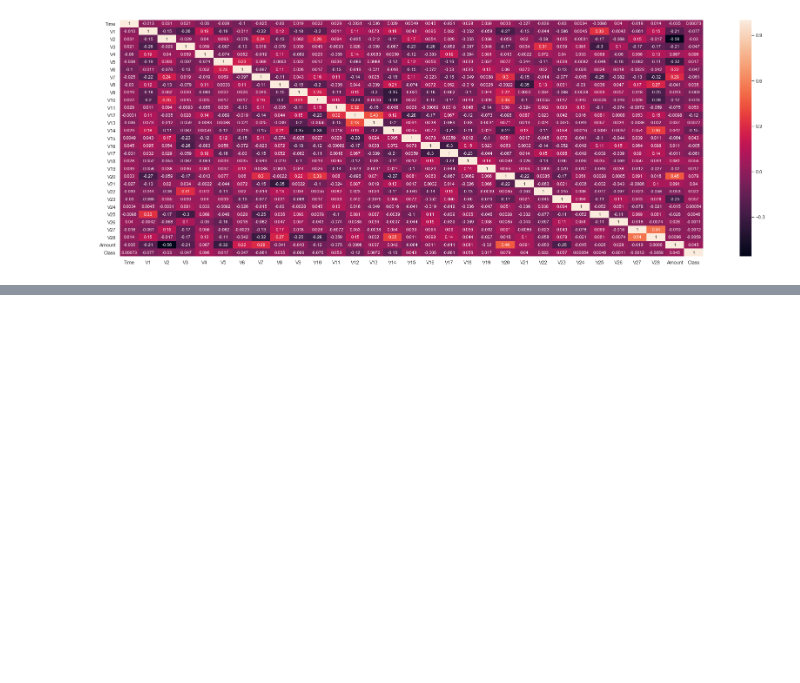
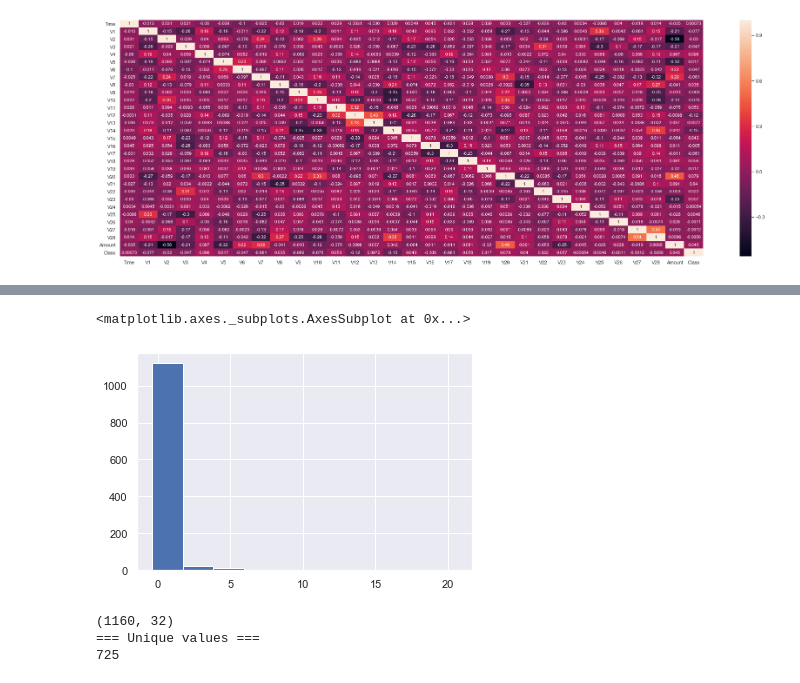
Before and after one commit to sainibalvinder/saini, a Jupyter notebook: Supervised - Classification/Naive Bayes - Credit Card Fraud Detection.ipynb, the cells around one changed output, grey strips where cells are left out. Cells and saved outputs as stored; diff of their text form; code cells hidden in the pictures; blank space fills up the shorter version.

```diff
--- a/Supervised - Classification/Naive Bayes - Credit Card Fraud Detection.ipynb
+++ b/Supervised - Classification/Naive Bayes - Credit Card Fraud Detection.ipynb
@@ -86,3 +86,8 @@ sns.heatmap(df.corr(),annot=True)
 # %% [output]
 <matplotlib.axes._subplots.AxesSubplot at 0x...>
 [figure]
+# %%
+#CREATE TESTING AND TRAINING DATASET
+from sklearn.preprocessing import StandardScaler
+sc=StandardScaler()
+df['Amount_Norm']=sc.fit_transform(df['Amount'].values.reshape(-1,1))
@@ -88,0 +104,14 @@ sns.heatmap(df.corr(),annot=True)
+# %%
+df['Amount_Norm'].hist()
+# %% [output]
+<matplotlib.axes._subplots.AxesSubplot at 0x...>
+[figure, added]
+# %%
+#to find the unique values
+print(df.shape)
+print("=== Unique values ===")
+print(df['Amount'].nunique())
+# %% [output]
+(1160, 32)
+=== Unique values ===
+725
```
Also changed, not shown: parts of 14 cells of this notebook.
